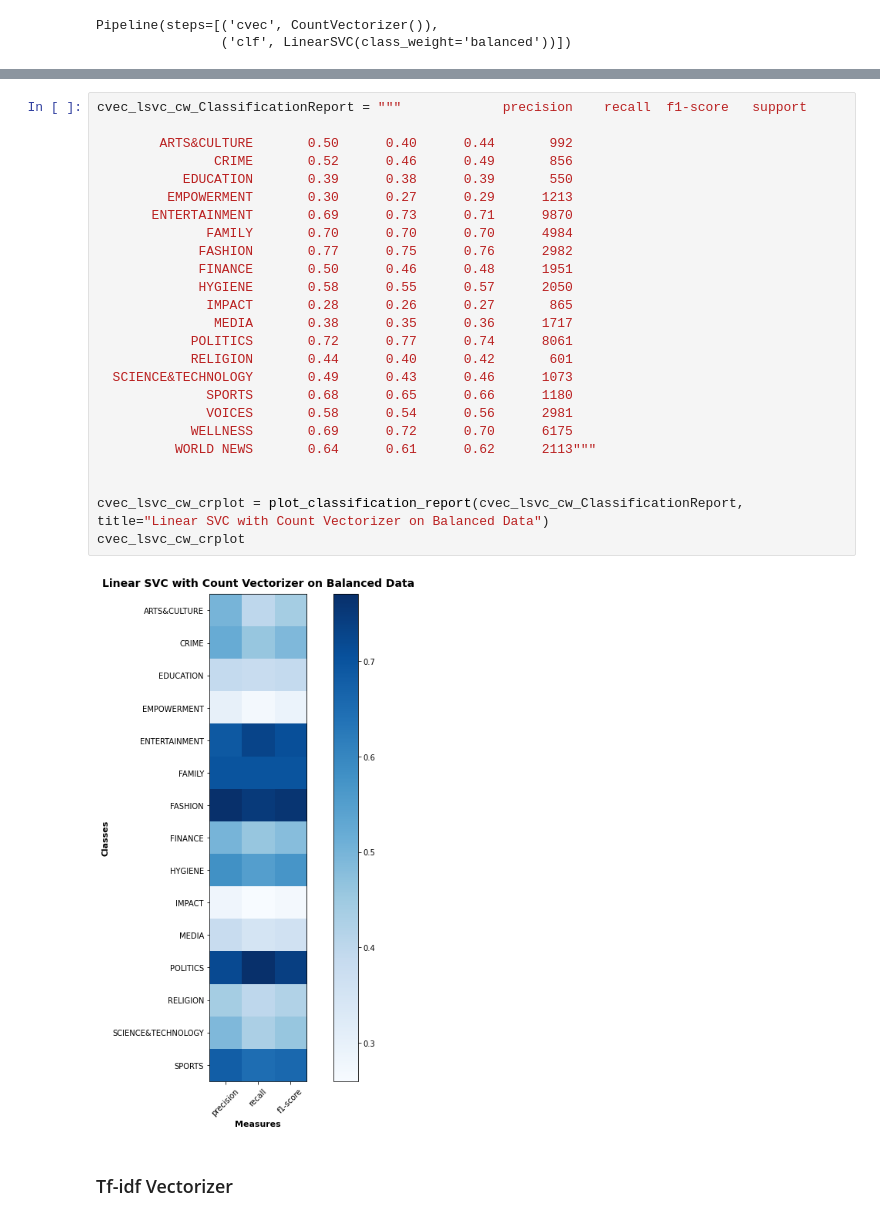
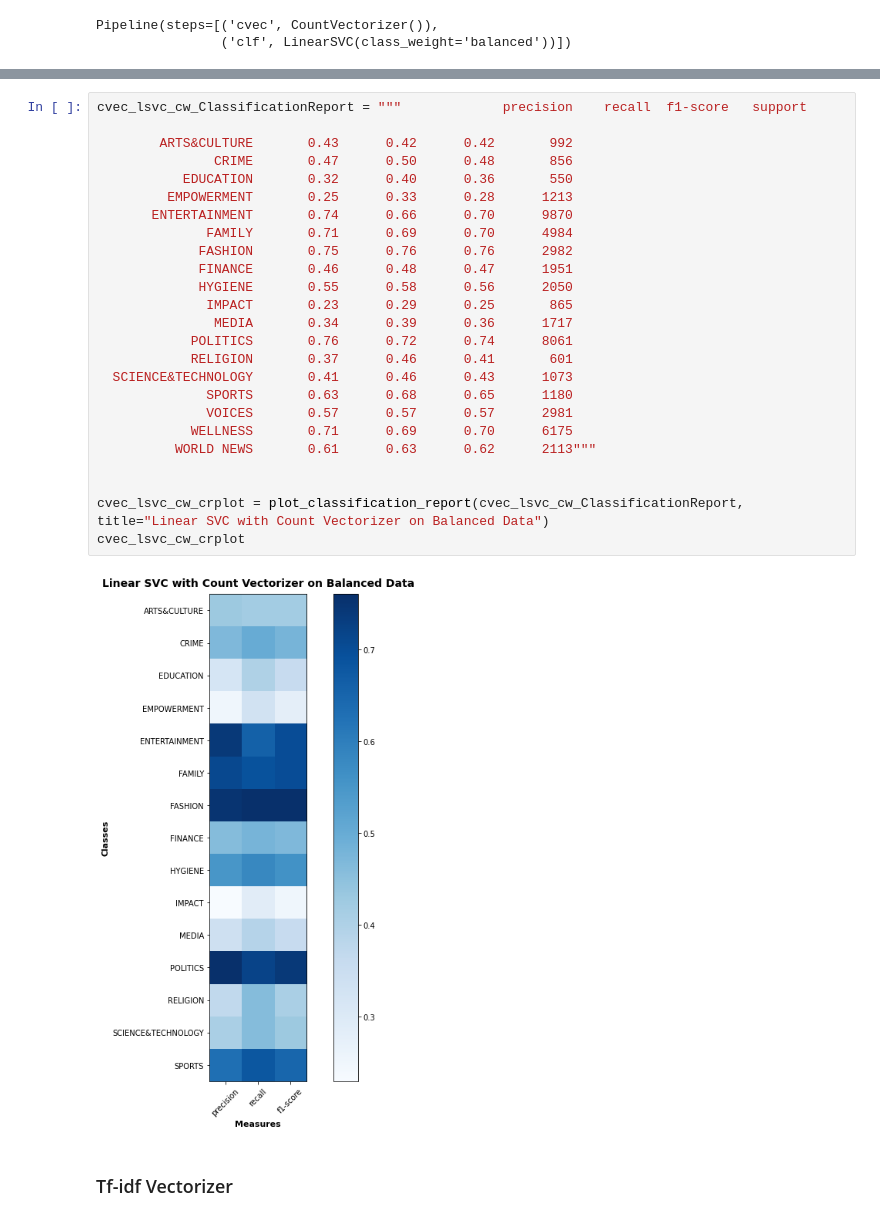
Before and after one commit to github-prathma/News-ClassificationAnalysis, a Jupyter notebook: NewsClassification.ipynb, the cells around one changed output, grey strips where cells are left out. Drawn from its saved outputs; the diff is of its cells as text.

```diff
--- a/NewsClassification.ipynb
+++ b/NewsClassification.ipynb
@@ -266,30 +266,30 @@ Accuracy: 0.6272752618791572
 # %%
 cvec_lsvc_cw_ClassificationReport = """             precision    recall  f1-score   support
 
-        ARTS&CULTURE       0.50      0.40      0.44       992
-               CRIME       0.52      0.46      0.49       856
-           EDUCATION       0.39      0.38      0.39       550
-         EMPOWERMENT       0.30      0.27      0.29      1213
-       ENTERTAINMENT       0.69      0.73      0.71      9870
-              FAMILY       0.70      0.70      0.70      4984
-             FASHION       0.77      0.75      0.76      2982
-             FINANCE       0.50      0.46      0.48      1951
-             HYGIENE       0.58      0.55      0.57      2050
-              IMPACT       0.28      0.26      0.27       865
-               MEDIA       0.38      0.35      0.36      1717
-            POLITICS       0.72      0.77      0.74      8061
-            RELIGION       0.44      0.40      0.42       601
-  SCIENCE&TECHNOLOGY       0.49      0.43      0.46      1073
-              SPORTS       0.68      0.65      0.66      1180
-              VOICES       0.58      0.54      0.56      2981
-            WELLNESS       0.69      0.72      0.70      6175
-          WORLD NEWS       0.64      0.61      0.62      2113"""
+        ARTS&CULTURE       0.43      0.42      0.42       992
+               CRIME       0.47      0.50      0.48       856
+           EDUCATION       0.32      0.40      0.36       550
+         EMPOWERMENT       0.25      0.33      0.28      1213
+       ENTERTAINMENT       0.74      0.66      0.70      9870
+              FAMILY       0.71      0.69      0.70      4984
+             FASHION       0.75      0.76      0.76      2982
+             FINANCE       0.46      0.48      0.47      1951
+             HYGIENE       0.55      0.58      0.56      2050
+              IMPACT       0.23      0.29      0.25       865
+               MEDIA       0.34      0.39      0.36      1717
+            POLITICS       0.76      0.72      0.74      8061
+            RELIGION       0.37      0.46      0.41       601
+  SCIENCE&TECHNOLOGY       0.41      0.46      0.43      1073
+              SPORTS       0.63      0.68      0.65      1180
+              VOICES       0.57      0.57      0.57      2981
+            WELLNESS       0.71      0.69      0.70      6175
+          WORLD NEWS       0.61      0.63      0.62      2113"""
 
 
 cvec_lsvc_cw_crplot = plot_classification_report(cvec_lsvc_cw_ClassificationReport, title="Linear SVC with Count Vectorizer on Balanced Data")
 cvec_lsvc_cw_crplot
 # %% [output]
-[figure, old version]
+[figure, new version]
 # %% [markdown]
 ### Tf-idf Vectorizer
 # %% [markdown]
```
Also changed, not shown: parts of 38 cells of this notebook, 3 other files.
